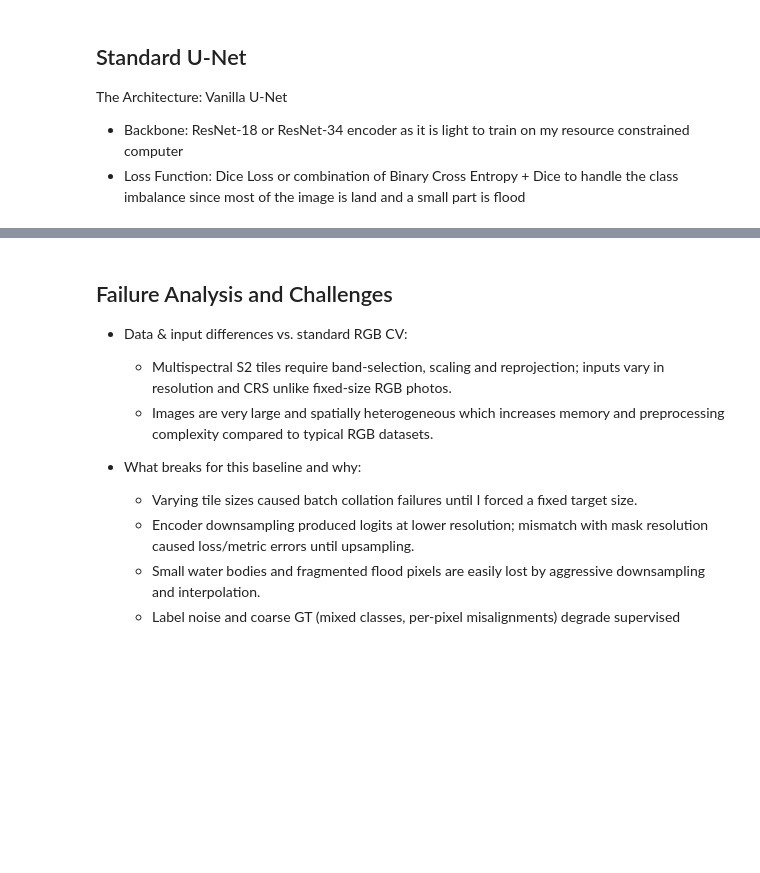
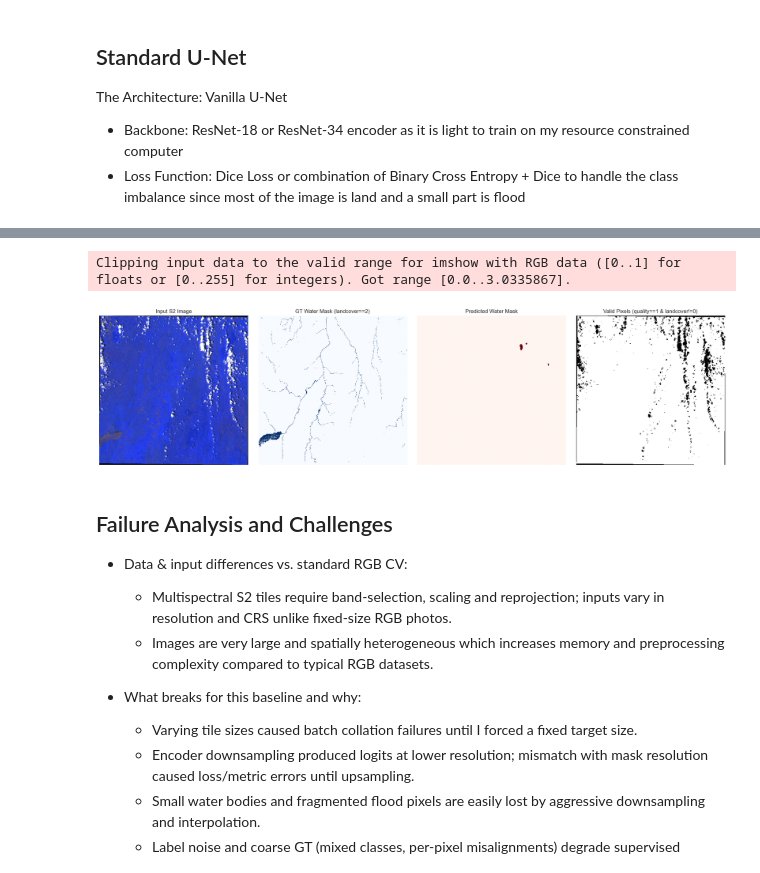
Before and after one commit to Munashe22/flood-detection, a Jupyter notebook: baseline-CNN.ipynb, the cells around one changed output, grey strips where cells are left out. Cells and saved outputs as stored; diff of their text form; code cells hidden in the pictures; blank space fills up the shorter version.

Commit message:
Baseline CNN + Otsu ThreThresh upload

```diff
--- a/baseline-CNN.ipynb
+++ b/baseline-CNN.ipynb
@@ -431,3 +654,59 @@ Saved checkpoint to unet_resnet18_checkpoint.pth
+# %%
+# View sample image, GT mask, and prediction
+
+def visualize_sample(model, dataset, idx=0, device='cpu', show_valid=True):
+    model.eval()
+    item = dataset[idx]
+    if isinstance(item, (list, tuple)) and len(item) == 3:
+        img_t, mask_t, valid_t = item
+    else:
+        img_t, mask_t = item
+        valid_t = None
+
+    img = img_t.numpy().transpose(1, 2, 0)  # (H,W,C)
+    gt_mask = mask_t.squeeze(0).numpy()     # (H,W)
+    valid_mask = valid_t.squeeze(0).numpy() if valid_t is not None else None
+
+    with torch.no_grad():
+        input_t = img_t.unsqueeze(0).to(device)  # (1,C,H,W)
+        logits = model(input_t)
+        if logits.shape[-2:] != mask_t.shape[-2:]:
+            logits = F.interpolate(logits, size=mask_t.shape[-2:], mode='bilinear', align_corners=False)
+        pred_mask = threshold_predictions(logits.cpu(), thresh=0.5).squeeze(0).squeeze(0).numpy()  # (H,W)
+
+    ncols = 4 if (show_valid and valid_mask is not None) else 3
+    fig, axes = plt.subplots(1, ncols, figsize=(5 * ncols, 5))
+    if ncols == 3:
+        ax0, ax1, ax2 = axes
+    else:
+        ax0, ax1, ax2, ax3 = axes
+
+    ax0.imshow(img)
+    ax0.set_title('Input S2 Image')
+    ax0.axis('off')
+
+    ax1.imshow(gt_mask, cmap='Blues')
+    ax1.set_title('GT Water Mask (landcover==2)')
+    ax1.axis('off')
+
+    ax2.imshow(pred_mask, cmap='Reds')
+    ax2.set_title('Predicted Water Mask')
+    ax2.axis('off')
+
+    if ncols == 4:
+        ax3.imshow(valid_mask, cmap='gray')
+        ax3.set_title('Valid Pixels (quality==1 & landcover!=0)')
+        ax3.axis('off')
+
+    plt.tight_layout()
+    plt.show()
+
+
+# Visualize a sample from the validation set
+visualize_sample(model, val_ds, idx=0, device=device)
+# %% [output]
+Clipping input data to the valid range for imshow with RGB data ([0..1] for floats or [0..255] for integers). Got range [0.0..3.0335867].
+[figure, added]
 # %% [markdown]
 ## Failure Analysis and Challenges
 
```
Also changed, not shown: parts of 10 cells of this notebook, 7 other files.
